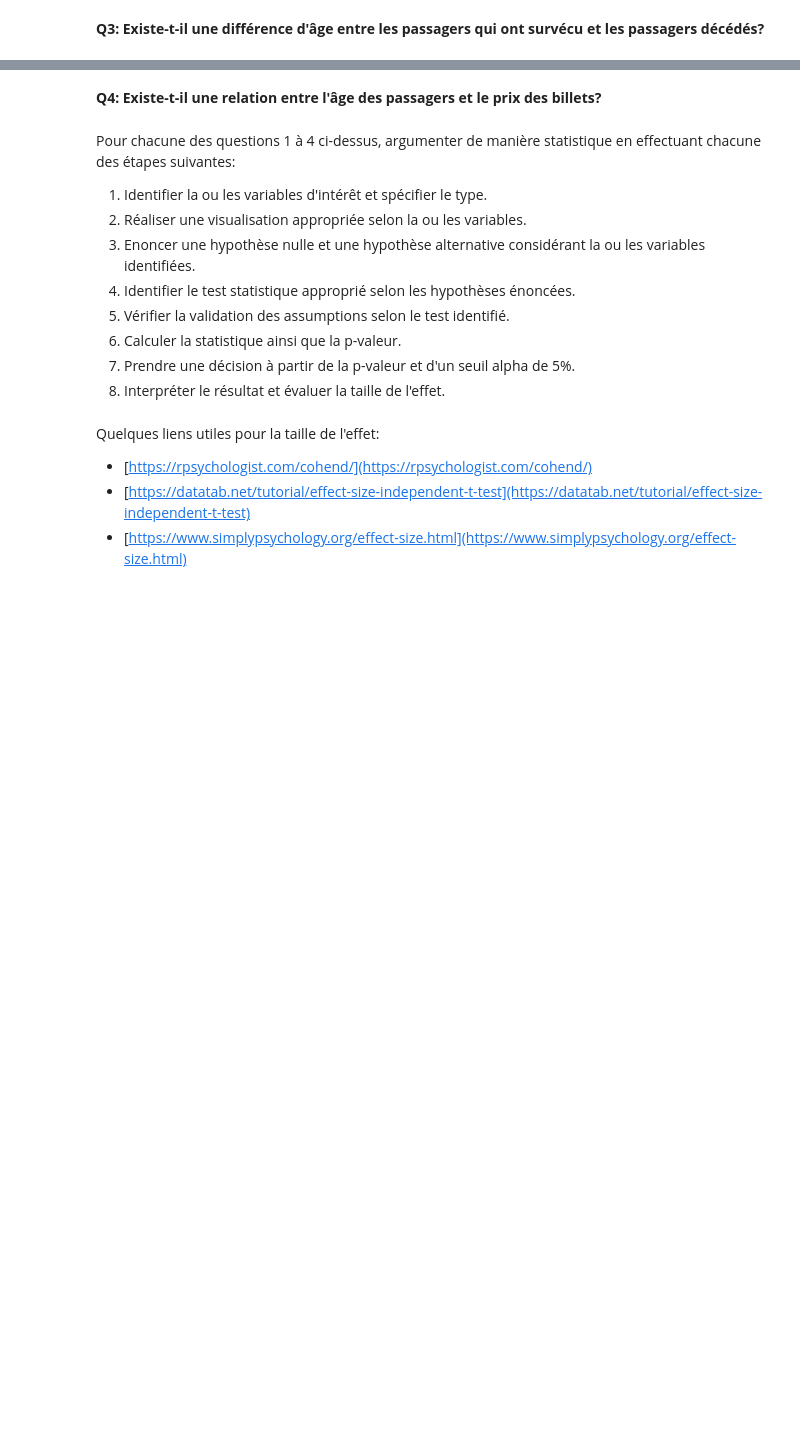
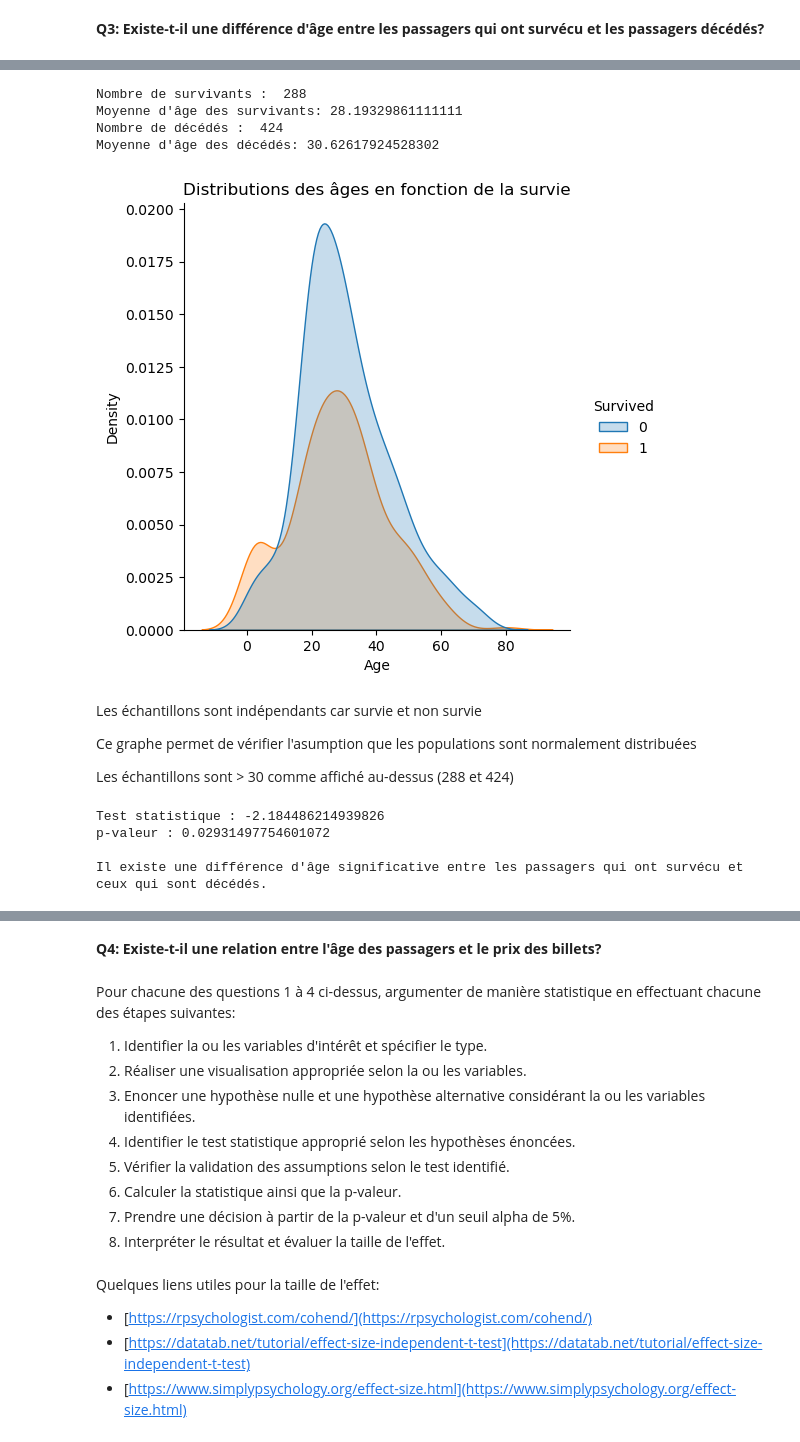
Before and after one commit to VictorFeller/Analyse-de-donn-es-Titanic, a Jupyter notebook: Projet.ipynb, the cells around one changed output, grey strips where cells are left out. Cells and saved outputs as stored; diff of their text form; code cells hidden in the pictures; blank space fills up the shorter version.

```diff
--- a/Projet.ipynb
+++ b/Projet.ipynb
@@ -168,0 +256,61 @@ Avec un seuil alpha 0.05 on rejète l'hypothèse nulle car p-valeur < alpha.
+# %%
+# Séparation des âges en fonction de la survie
+
+#Récupération de tous les âges des survivants et des décédés sous forme de tableaux
+ages_survived = data_clean[data_clean['Survived'] == 1]['Age']
+ages_not_survived = data_clean[data_clean['Survived'] == 0]['Age']
+
+# Affichage des counts et des moyennes d'âge
+print('Nombre de survivants : ', ages_survived.count())
+print('Moyenne d\'âge des survivants:', ages_survived.mean())
+print('Nombre de décédés : ', ages_not_survived.count())
+print('Moyenne d\'âge des décédés:', ages_not_survived.mean())
+
+
+# Distributions des âges en fonction des survivants
+sns.displot(
+    data=data_clean,
+    x="Age",
+    hue="Survived",
+    kind="kde",
+    fill=True # remplir les distributions
+)
+plt.title("Distributions des âges en fonction de la survie")
+plt.show()
+# %% [output]
+Nombre de survivants :  288
+Moyenne d'âge des survivants: 28.19329861111111
+Nombre de décédés :  424
+Moyenne d'âge des décédés: 30.62617924528302
+[figure, added]
+# %% [markdown]
+Les échantillons sont indépendants car survie et non survie
+
+Ce graphe permet de vérifier l'asumption que les populations sont normalement distribuées
+
+Les échantillons sont > 30 comme affiché au-dessus (288 et 424)
+# %%
+# Test t pour échantillons indépendants
+t_stat, p_value = stats.ttest_ind(
+    ages_survived,
+    ages_not_survived,
+    alternative="two-sided",
+    equal_var=False
+)
+
+# Affichage des résultats
+print("Test statistique :", t_stat)
+print("p-valeur :", p_value)
+print("")
+
+# Interprétation des résultats
+alpha = 0.05
+if p_value < alpha:
+    print("Il existe une différence d'âge significative entre les passagers qui ont survécu et ceux qui sont décédés.")
+else:
+    print("Il n'existe pas de différence d'âge significative entre les passagers qui ont survécu et ceux qui sont décédés.")
+# %% [output]
+Test statistique : -2.184486214939826
+p-valeur : 0.02931497754601072
+
+Il existe une différence d'âge significative entre les passagers qui ont survécu et ceux qui sont décédés.
```
Also changed, not shown: parts of 27 cells of this notebook.
